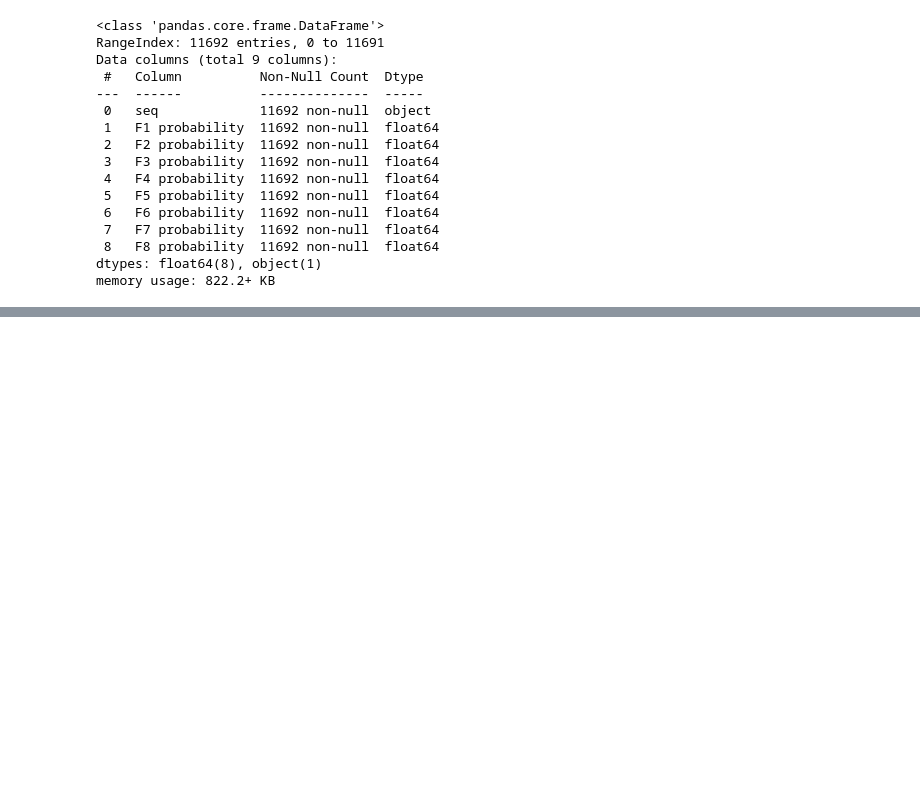
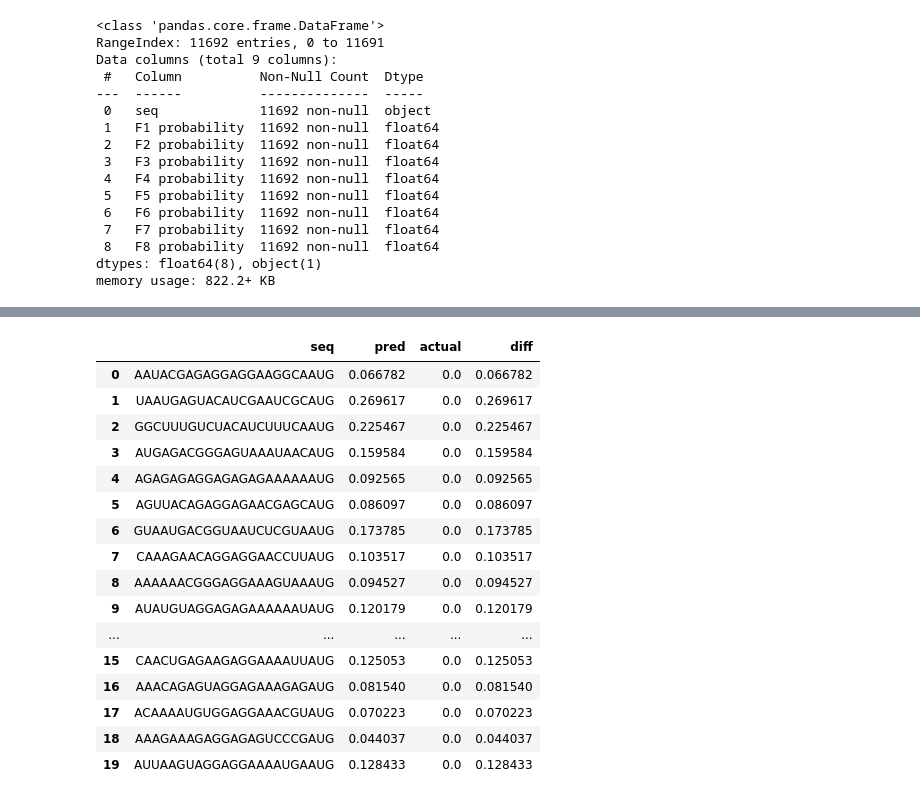
Before and after one commit to Ni-oS/GAN-bacteries, a Jupyter notebook: biN.ipynb, the cells around one changed output, grey strips where cells are left out. Cells and saved outputs as stored; diff of their text form; code cells hidden in the pictures; blank space fills up the shorter version.

Commit message:
added predicted vs actual table

```diff
--- a/biN.ipynb
+++ b/biN.ipynb
@@ -497,0 +498,48 @@ quick_loss_plot([lin_data_label,cnn_data_label])
+# %%
+oracle = dict(test_df[['seq','F3 probability']].values)
+
+def quick_seq_pred(model, seqs, oracle):
+    '''
+    Given a model and some sequences, get the model's predictions
+    for those sequences and compare to the oracle (true) output
+
+    '''
+
+    df = pd.DataFrame(data = {'seq': [], 'pred': [], 'actual': [], "diff": []})
+    for dna in seqs:
+        s = torch.tensor(one_hot_encode(dna)).unsqueeze(0).to(DEVICE)
+        pred = model(s.float())
+        actual = oracle[dna]
+        diff = pred.item() - actual
+        #print(f"{dna}: pred:{pred.item():.3f} actual:{actual:.3f} ({diff:.3f})")
+        #df2 = pd.DataFrame(data = {'seq': [dna], 'pred': [pred.item()], 'actual': [actual]})
+        df = df.append({'seq': dna, 'pred': pred.item(), 'actual': actual, "diff": diff}, ignore_index = True)
+    return df
+
+
+def quick_8mer_pred(model, oracle):
+
+    for seqs in oracle.keys():
+        quick_seq_pred(model, oracle, oracle)
+# %%
+df = quick_seq_pred(model_lin, oracle.keys(), oracle)
+# %%
+df.head(20)
+# %% [output]
+|  | seq | pred | actual | diff |
+| 0 | AAUACGAGAGGAGGAAGGCAAUG | 0.066782 | 0.0 | 0.066782 |
+| 1 | UAAUGAGUACAUCGAAUCGCAUG | 0.269617 | 0.0 | 0.269617 |
+| 2 | GGCUUUGUCUACAUCUUUCAAUG | 0.225467 | 0.0 | 0.225467 |
+| 3 | AUGAGACGGGAGUAAAUAACAUG | 0.159584 | 0.0 | 0.159584 |
+| 4 | AGAGAGAGGAGAGAGAAAAAAUG | 0.092565 | 0.0 | 0.092565 |
+| 5 | AGUUACAGAGGAGAACGAGCAUG | 0.086097 | 0.0 | 0.086097 |
+| 6 | GUAAUGACGGUAAUCUCGUAAUG | 0.173785 | 0.0 | 0.173785 |
+| 7 | CAAAGAACAGGAGGAACCUUAUG | 0.103517 | 0.0 | 0.103517 |
+| 8 | AAAAAACGGGAGGAAAGUAAAUG | 0.094527 | 0.0 | 0.094527 |
+| 9 | AUAUGUAGGAGAGAAAAAAUAUG | 0.120179 | 0.0 | 0.120179 |
+| ... | ... | ... | ... | ... |
+| 15 | CAACUGAGAAGAGGAAAAUUAUG | 0.125053 | 0.0 | 0.125053 |
+| 16 | AAACAGAGUAGGAGAAAGAGAUG | 0.081540 | 0.0 | 0.081540 |
+| 17 | ACAAAAUGUGGAGGAAACGUAUG | 0.070223 | 0.0 | 0.070223 |
+| 18 | AAAGAAAGAGGAGAGUCCCGAUG | 0.044037 | 0.0 | 0.044037 |
+| 19 | AUUAAGUAGGAGGAAAAUGAAUG | 0.128433 | 0.0 | 0.128433 |
```
Also changed, not shown: parts of 6 cells of this notebook, 1 other file.
